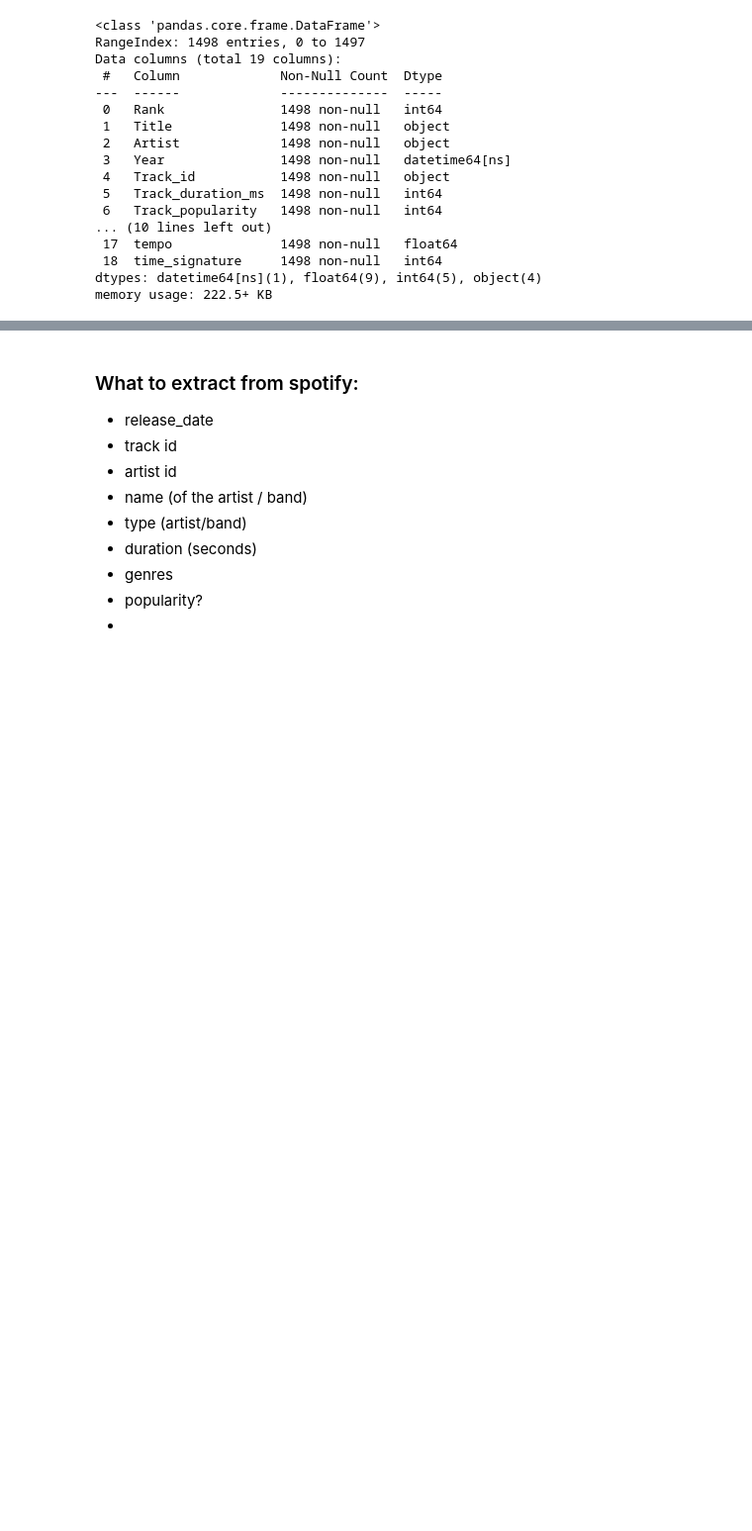
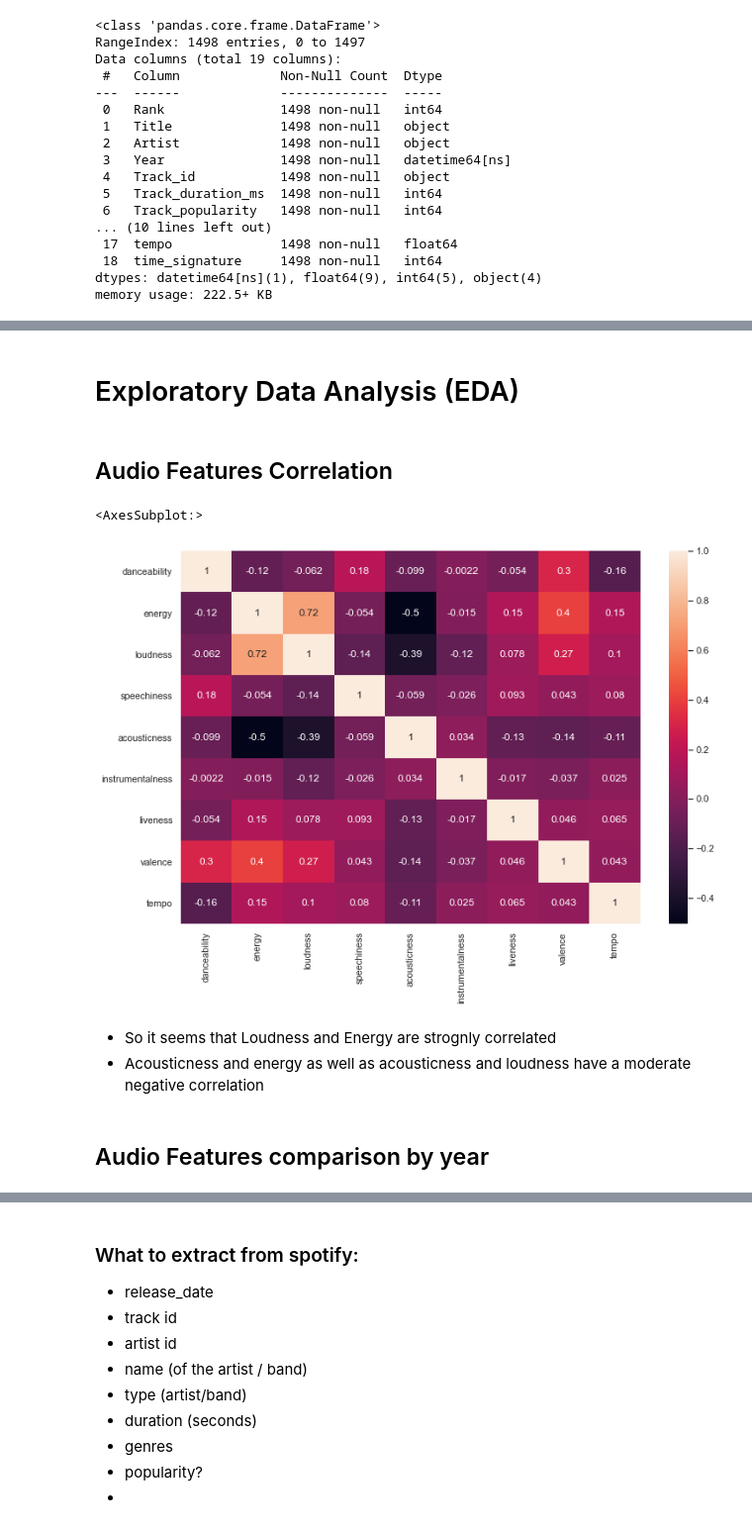
Before and after one commit to marukas-py/Top-songs-2006-2020, a Jupyter notebook: Songs_trends_2006_2020.ipynb, the cells around one changed output, grey strips where cells are left out. Shown: that part at 99% size. Cells and saved outputs as stored; diff of their text form; code cells hidden in the pictures; blank space fills up the shorter version.

Commit message:
Exploratory Data Analysis Phase

```diff
--- a/Songs_trends_2006_2020.ipynb
+++ b/Songs_trends_2006_2020.ipynb
@@ -403,0 +398,18 @@ df_merged
+# %% [markdown]
+# Exploratory Data Analysis (EDA)
+# %% [markdown]
+## Audio Features Correlation
+# %%
+corr = df_merged[['danceability','energy','loudness', 'speechiness','acousticness',
+'instrumentalness','liveness','valence', 'tempo']].corr()
+
+plt.figure(figsize=(12,8))
+sns.heatmap(corr, annot=True)
+# %% [output]
+<AxesSubplot:>
+[figure, added]
+# %% [markdown]
+- So it seems that Loudness and Energy are strognly correlated
+- Acousticness and energy as well as acousticness and loudness have a moderate negative correlation
+# %% [markdown]
+## Audio Features comparison by year
```
Also changed, not shown: parts of 38 cells of this notebook.
